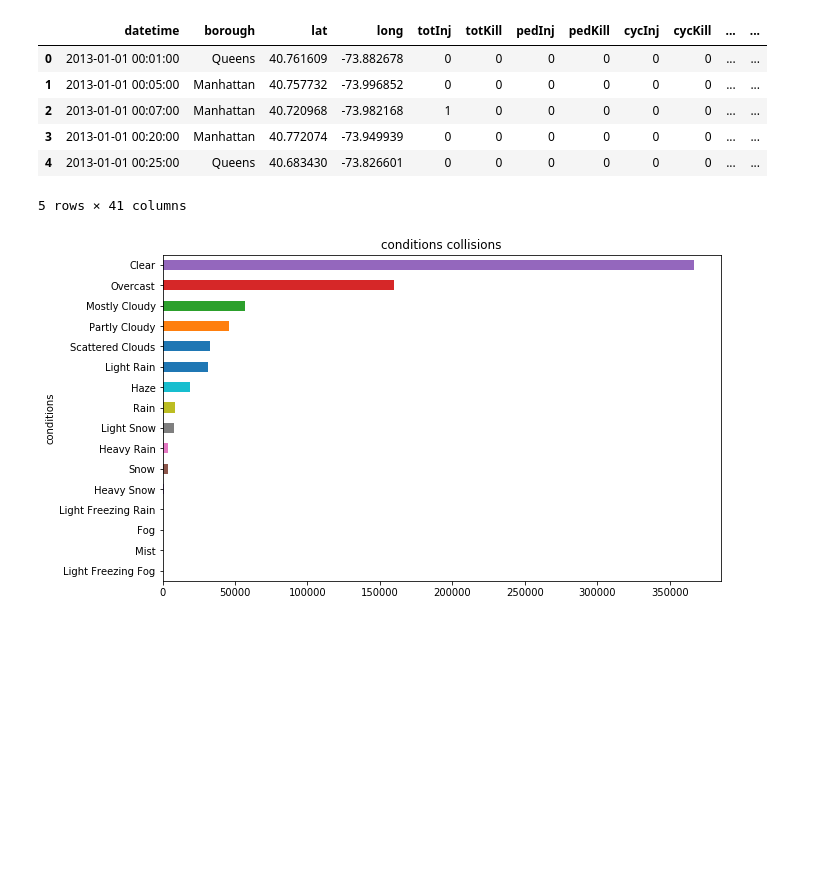
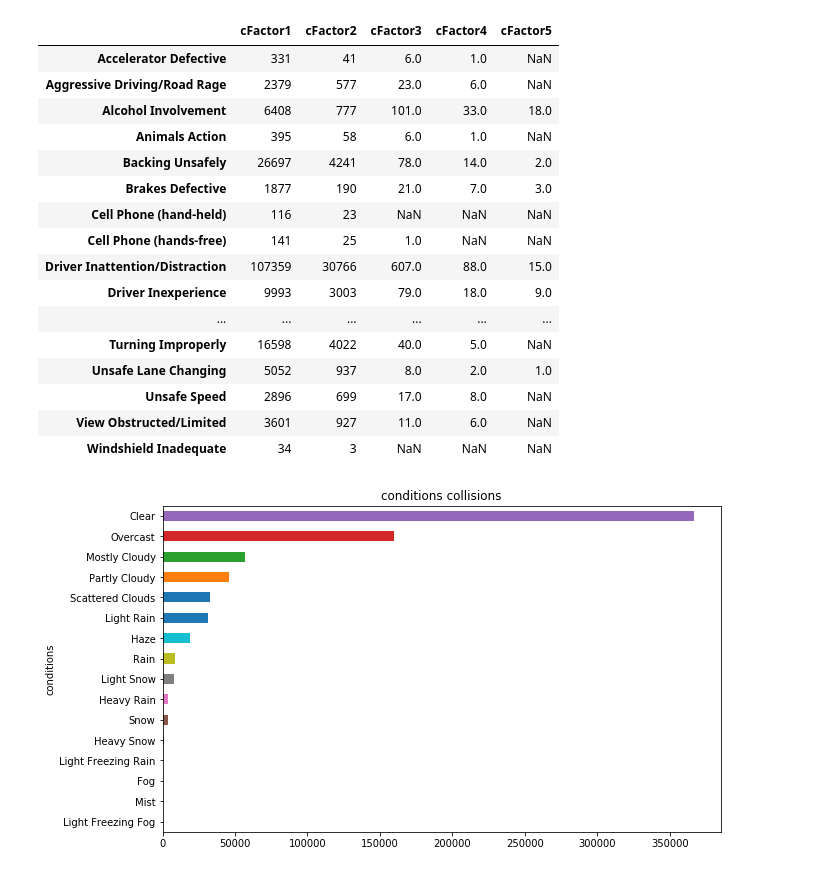
Before and after one commit to yanghua23/PDA_NYC_Weather_and_Vehicle_Collisions, a Jupyter notebook: PDA_NYC_weather_and_vehicle_collisions.ipynb, the cells around one changed output. Drawn from its saved outputs; the diff is of its cells as text; code cells hidden in the pictures; blank space fills up the shorter version.

```diff
--- a/PDA_NYC_weather_and_vehicle_collisions.ipynb
+++ b/PDA_NYC_weather_and_vehicle_collisions.ipynb
@@ -39,4 +41,24 @@ mvc['datehour'] = mvc.datetime.map(lambda dtime: datetime.datetime(dtime.year, d
 #mvc.to_csv('mvc_processed.csv')  # shape: (738586, 24)
+# %%
+mvc[['cFactor' + str(x) for x in range(1,6)]].apply(lambda col: col.value_counts(), axis=0)
+# %% [output]
+|  | cFactor1 | cFactor2 | cFactor3 | cFactor4 | cFactor5 |
+| Accelerator Defective | 331 | 41 | 6.0 | 1.0 | NaN |
+| Aggressive Driving/Road Rage | 2379 | 577 | 23.0 | 6.0 | NaN |
+| Alcohol Involvement | 6408 | 777 | 101.0 | 33.0 | 18.0 |
+| Animals Action | 395 | 58 | 6.0 | 1.0 | NaN |
+| Backing Unsafely | 26697 | 4241 | 78.0 | 14.0 | 2.0 |
+| Brakes Defective | 1877 | 190 | 21.0 | 7.0 | 3.0 |
+| Cell Phone (hand-held) | 116 | 23 | NaN | NaN | NaN |
+| Cell Phone (hands-free) | 141 | 25 | 1.0 | NaN | NaN |
+| Driver Inattention/Distraction | 107359 | 30766 | 607.0 | 88.0 | 15.0 |
+| Driver Inexperience | 9993 | 3003 | 79.0 | 18.0 | 9.0 |
+| ... | ... | ... | ... | ... | ... |
+| Turning Improperly | 16598 | 4022 | 40.0 | 5.0 | NaN |
+| Unsafe Lane Changing | 5052 | 937 | 8.0 | 2.0 | 1.0 |
+| Unsafe Speed | 2896 | 699 | 17.0 | 8.0 | NaN |
+| View Obstructed/Limited | 3601 | 927 | 11.0 | 6.0 | NaN |
+| Windshield Inadequate | 34 | 3 | NaN | NaN | NaN |
 # %%
 # df.shape/dtypes/describe(include='all')
 # df.index/values/cat/
@@ -299,13 +323,3 @@ mvc.loc[mvc.severity == 'injured', 'severity_index'] = \
 mvc.loc[mvc.severity == 'fatal', 'severity_index'] = \
         mvc.loc[mvc.severity == 'fatal', ['totKill', 'totInj']].\
         apply(lambda x: 7.55*x['totKill'] + 2.55*x['totInj'], axis=1)
-# %%
-mvc.head()
-# %% [output]
-|  | datetime | borough | lat | long | totInj | totKill | pedInj | pedKill | cycInj | cycKill | ... | ... |
-| 0 | 2013-01-01 00:01:00 | Queens | 40.761609 | -73.882678 | 0 | 0 | 0 | 0 | 0 | 0 | ... | ... |
-| 1 | 2013-01-01 00:05:00 | Manhattan | 40.757732 | -73.996852 | 0 | 0 | 0 | 0 | 0 | 0 | ... | ... |
-| 2 | 2013-01-01 00:07:00 | Manhattan | 40.720968 | -73.982168 | 1 | 0 | 0 | 0 | 0 | 0 | ... | ... |
-| 3 | 2013-01-01 00:20:00 | Manhattan | 40.772074 | -73.949939 | 0 | 0 | 0 | 0 | 0 | 0 | ... | ... |
-| 4 | 2013-01-01 00:25:00 | Queens | 40.683430 | -73.826601 | 0 | 0 | 0 | 0 | 0 | 0 | ... | ... |
-5 rows × 41 columns
```
Also changed, not shown: parts of 9 cells of this notebook.
